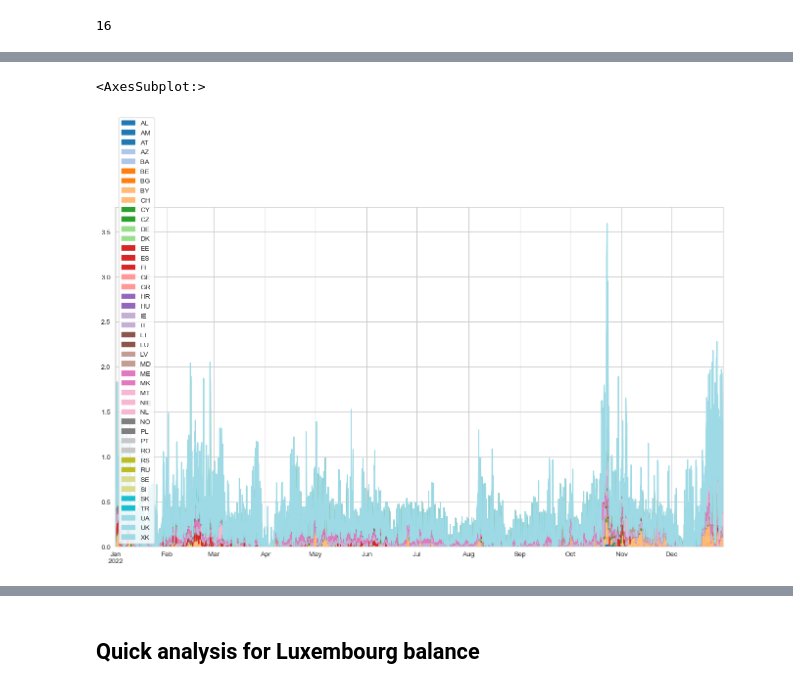
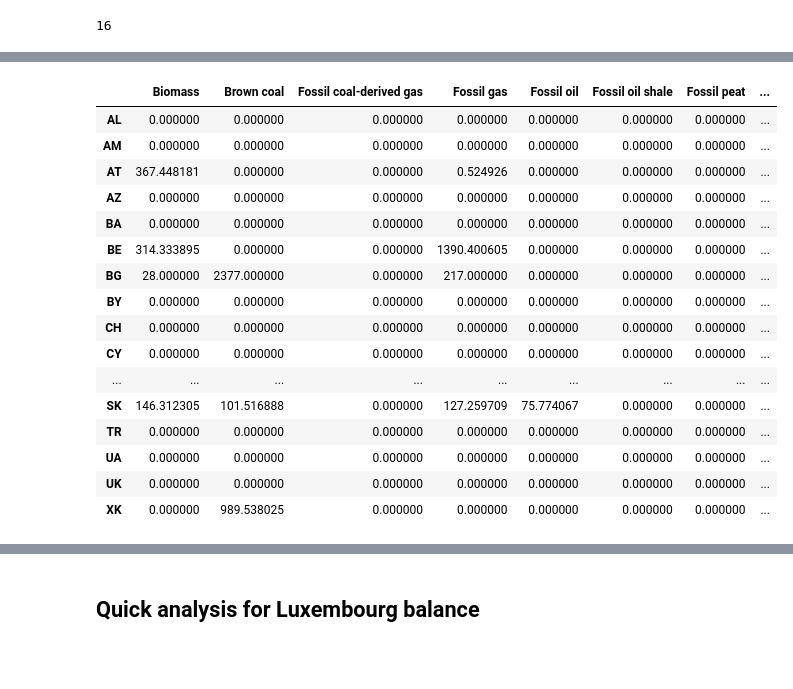
Before and after one commit to thomasgibon/energy-charts-remake, a Jupyter notebook: electricity_trade.ipynb, the cells around one changed output, grey strips where cells are left out. Drawn from its saved outputs; the diff is of its cells as text; code cells hidden in the pictures; blank space fills up the shorter version.

```diff
--- a/electricity_trade.ipynb
+++ b/electricity_trade.ipynb
@@ -515,9 +539,21 @@ pd.DataFrame(l3d[:,:,16],
-# %%
-fig, ax = plt.subplots(figsize=(16,9))
-pd.DataFrame(l3d[:,16,:],
-             index=time_series,
-             columns=L_trade.columns).drop('FR',axis=1).plot.area(stacked=True, cmap='tab20', ax=ax)
-# %% [output]
-<AxesSubplot:>
-[figure, removed]
+# %%
+pd.DataFrame(vol[4000,:,:], index=L_trade.columns, columns=P_full['production mix'].columns)
+# %% [output]
+|  | Biomass | Brown coal | Fossil coal-derived gas | Fossil gas | Fossil oil | Fossil oil shale | Fossil peat | ... |
+| AL | 0.000000 | 0.000000 | 0.000000 | 0.000000 | 0.000000 | 0.000000 | 0.000000 | ... |
+| AM | 0.000000 | 0.000000 | 0.000000 | 0.000000 | 0.000000 | 0.000000 | 0.000000 | ... |
+| AT | 367.448181 | 0.000000 | 0.000000 | 0.524926 | 0.000000 | 0.000000 | 0.000000 | ... |
+| AZ | 0.000000 | 0.000000 | 0.000000 | 0.000000 | 0.000000 | 0.000000 | 0.000000 | ... |
+| BA | 0.000000 | 0.000000 | 0.000000 | 0.000000 | 0.000000 | 0.000000 | 0.000000 | ... |
+| BE | 314.333895 | 0.000000 | 0.000000 | 1390.400605 | 0.000000 | 0.000000 | 0.000000 | ... |
+| BG | 28.000000 | 2377.000000 | 0.000000 | 217.000000 | 0.000000 | 0.000000 | 0.000000 | ... |
+| BY | 0.000000 | 0.000000 | 0.000000 | 0.000000 | 0.000000 | 0.000000 | 0.000000 | ... |
+| CH | 0.000000 | 0.000000 | 0.000000 | 0.000000 | 0.000000 | 0.000000 | 0.000000 | ... |
+| CY | 0.000000 | 0.000000 | 0.000000 | 0.000000 | 0.000000 | 0.000000 | 0.000000 | ... |
+| ... | ... | ... | ... | ... | ... | ... | ... | ... |
+| SK | 146.312305 | 101.516888 | 0.000000 | 127.259709 | 75.774067 | 0.000000 | 0.000000 | ... |
+| TR | 0.000000 | 0.000000 | 0.000000 | 0.000000 | 0.000000 | 0.000000 | 0.000000 | ... |
+| UA | 0.000000 | 0.000000 | 0.000000 | 0.000000 | 0.000000 | 0.000000 | 0.000000 | ... |
+| UK | 0.000000 | 0.000000 | 0.000000 | 0.000000 | 0.000000 | 0.000000 | 0.000000 | ... |
+| XK | 0.000000 | 989.538025 | 0.000000 | 0.000000 | 0.000000 | 0.000000 | 0.000000 | ... |
 # %%
```
Also changed, not shown: parts of 25 cells of this notebook.
